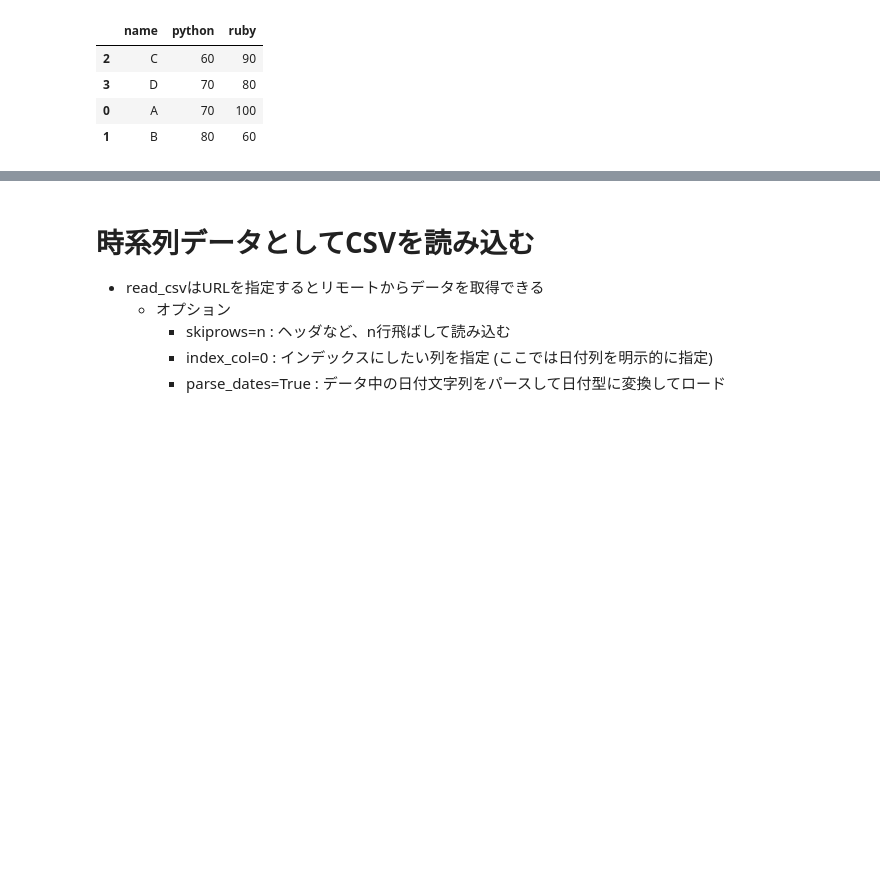
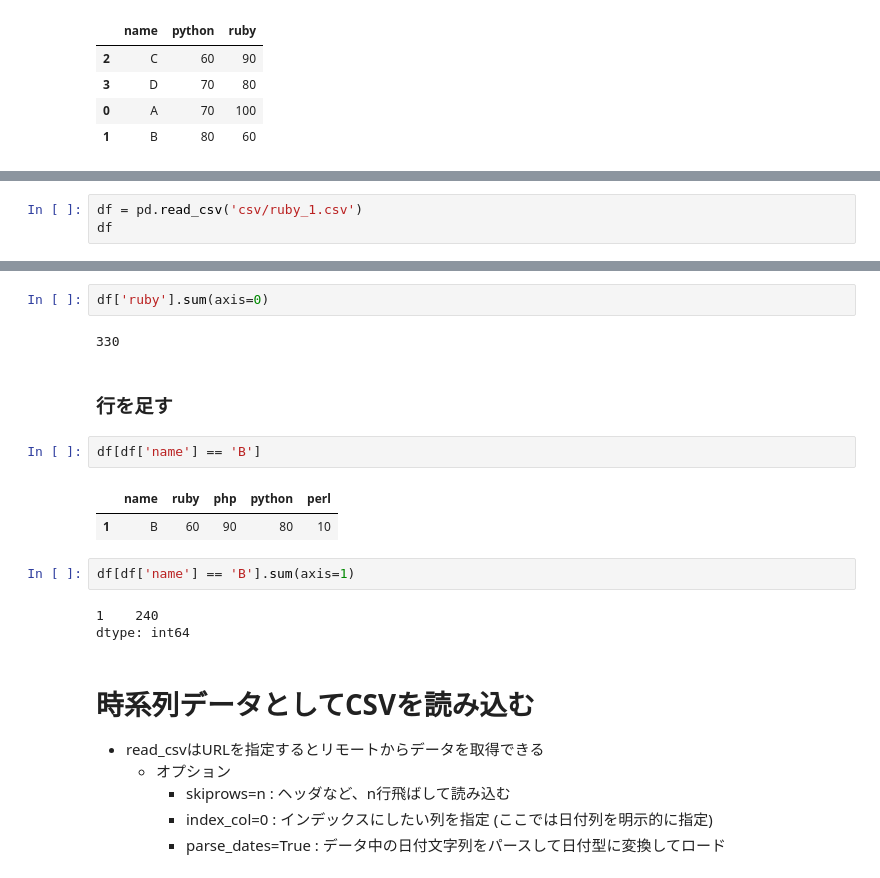
Before and after one commit to ftakao2007/python, a Jupyter notebook: jupyter_notebook/Python/pandas_base.ipynb, the cells around one changed output, grey strips where cells are left out. Cells and saved outputs as stored; diff of their text form; blank space fills up the shorter version.

```diff
--- a/jupyter_notebook/Python/pandas_base.ipynb
+++ b/jupyter_notebook/Python/pandas_base.ipynb
@@ -858,0 +882,3 @@ sort_by_mean[['name', 'python', 'ruby']]
+# %%
+df = pd.read_csv('csv/ruby_1.csv')
+df
@@ -859,3 +891,19 @@ sort_by_mean[['name', 'python', 'ruby']]
+# %%
+df['ruby'].sum(axis=0)
+# %% [output]
+330
+# %% [markdown]
+### 行を足す
+# %%
+df[df['name'] == 'B']
+# %% [output]
+|  | name | ruby | php | python | perl |
+| 1 | B | 60 | 90 | 80 | 10 |
+# %%
+df[df['name'] == 'B'].sum(axis=1)
+# %% [output]
+1    240
+dtype: int64
 # %% [markdown]
 # 時系列データとしてCSVを読み込む
 
```
Also changed, not shown: parts of 5 cells of this notebook.
